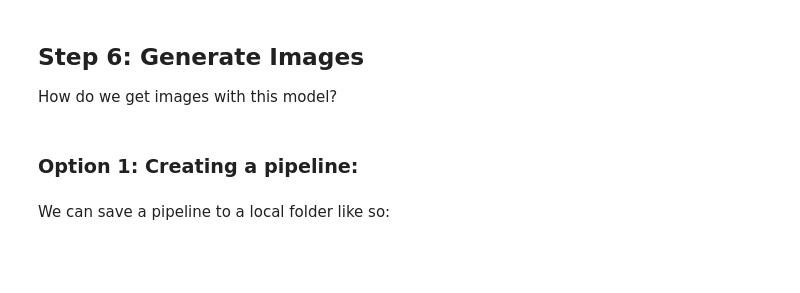
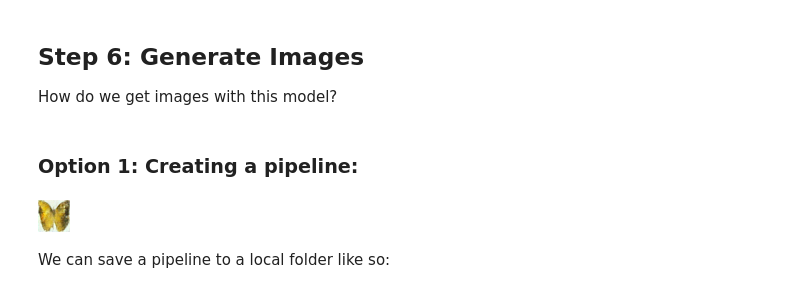
Before and after one commit to Benny0323/My_Diffusion_Model, a Jupyter notebook: Copy_of_01_introduction_to_diffusers.ipynb, the cells around one changed output. Drawn from its saved outputs; the diff is of its cells as text; code cells hidden in the pictures; blank space fills up the shorter version.

```diff
--- a/Copy_of_01_introduction_to_diffusers.ipynb
+++ b/Copy_of_01_introduction_to_diffusers.ipynb
@@ -128,4 +90,0 @@ Once the pipeline has finished loading, we can generate images with:
-# %%
-prompt = "an abstract oil painting of sks mr potato head by picasso"
-image = pipe(prompt, num_inference_steps=50, guidance_scale=7.5).images[0]
-image
@@ -349,7 +340,7 @@ optimizer = torch.optim.AdamW(model.parameters(), lr=4e-4)
 losses = []
 
 for epoch in range(30):
-    for step, batch in enumerate(train_dataloader):
+    for step, batch in enumerate(train_dataloader):   #这里的batch是dict类型
         clean_images = batch["images"].to(device)
         # Sample noise to add to the images
         noise = torch.randn(clean_images.shape).to(clean_images.device)
@@ -364,8 +355,7 @@ for epoch in range(30):
         noisy_images = noise_scheduler.add_noise(clean_images, noise, timesteps)
 
         # Get the model prediction
-        noise_pred = model(noisy_images, timesteps, return_dict=False)[0] # model(noisy_images, timesteps, return_dict=False)返回了一个字典，其中包含loss，outputs等属性。model(noisy_images, timesteps, return_dict=False)[0]返回了输出（noise_pred），即生成的预测结果。
-# 在没有加return dict的时候，输出是string：['last_hidden_state']。如果想输出tensor，需要设置return_dict=False
+        noise_pred = model(noisy_images, timesteps)[0]
         # Calculate the loss
         loss = F.mse_loss(noise_pred, noise)
         loss.backward(loss)
@@ -390,7 +393,7 @@ plt.show()
 As an alternative to running the training code above, you can use the model from the pipeline like so:
 # %%
 # Uncomment to instead load the model I trained earlier:
-# model = butterfly_pipeline.unet
+model = butterfly_pipeline.unet
 # %% [markdown]
 ## Step 6: Generate Images
 
@@ -402,8 +405,10 @@ from diffusers import DDPMPipeline
 
 image_pipe = DDPMPipeline(unet=model, scheduler=noise_scheduler)
 # %%
-pipeline_output = image_pipe
+pipeline_output = image_pipe()
 pipeline_output.images[0]
+# %% [output]
+[figure, added]
 # %% [markdown]
 We can save a pipeline to a local folder like so:
 # %%
```
Also changed, not shown: parts of 26 cells of this notebook.
